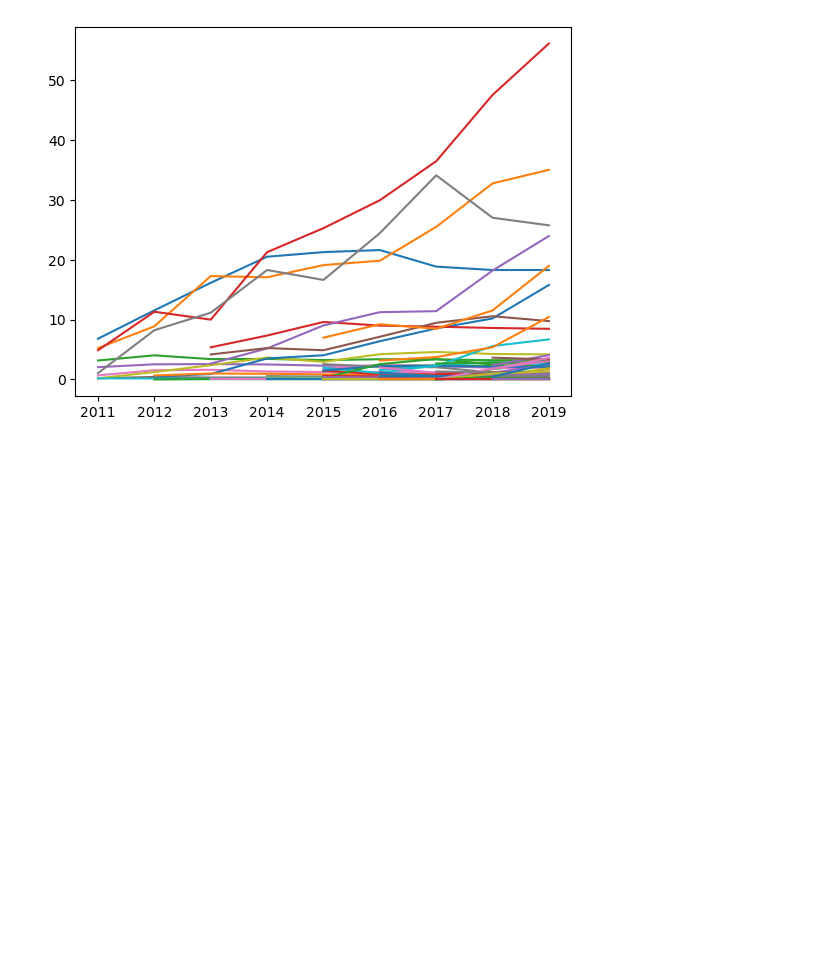
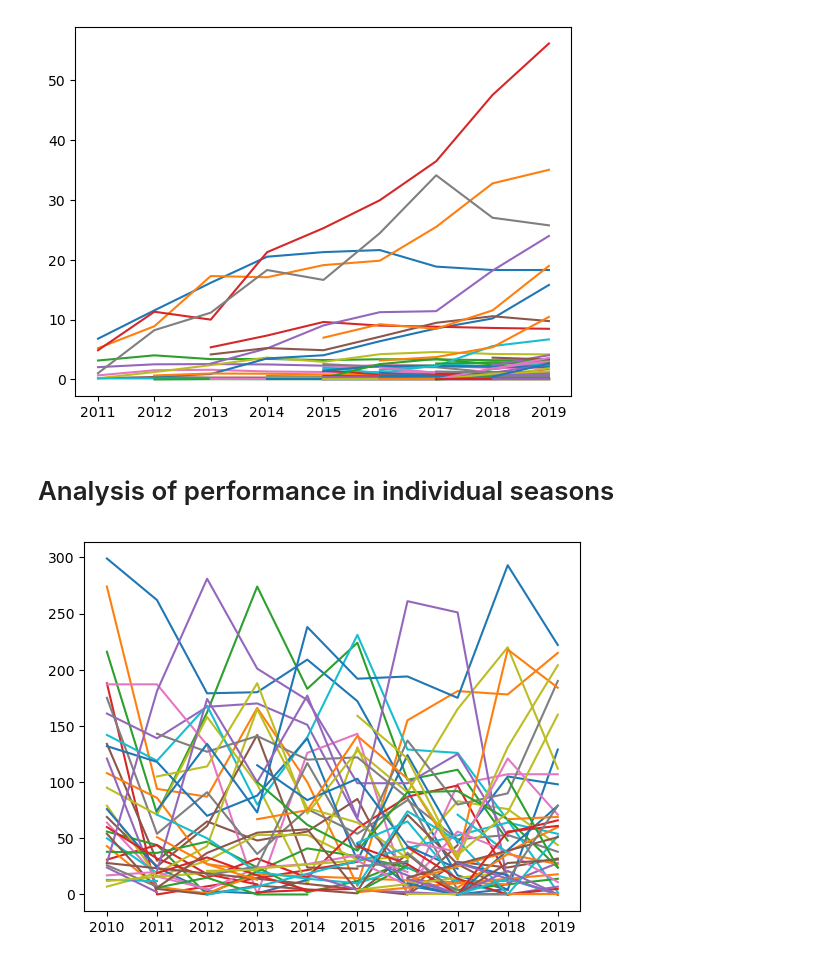
Before and after one commit to imalvarado/6400-Project-ima35, a Jupyter notebook: code/time_series_analysis.ipynb, the cells around one changed output. Cells and saved outputs as stored; diff of their text form; code cells hidden in the pictures; blank space fills up the shorter version.

Commit message:
improved time series analysis

```diff
--- a/code/time_series_analysis.ipynb
+++ b/code/time_series_analysis.ipynb
@@ -83,3 +95,5 @@ for surfer, df in results_dict.items():
     plt.plot(df["year"], df["beta"])
 # %% [output]
 [figure]
+# %% [markdown]
+# Analysis of performance in individual seasons
@@ -85,0 +139,12 @@ for surfer, df in results_dict.items():
+# %%
+for surfer, df in seasons_dict.items():
+
+    # if "2010" in df["year"].values:
+    #     continue
+
+    # if len(df) < 5:
+    #     continue
+
+    plt.plot(df["year"], df["in-degree"])
+# %% [output]
+[figure, added]
```
Also changed, not shown: parts of 14 cells of this notebook, 11 other files.
